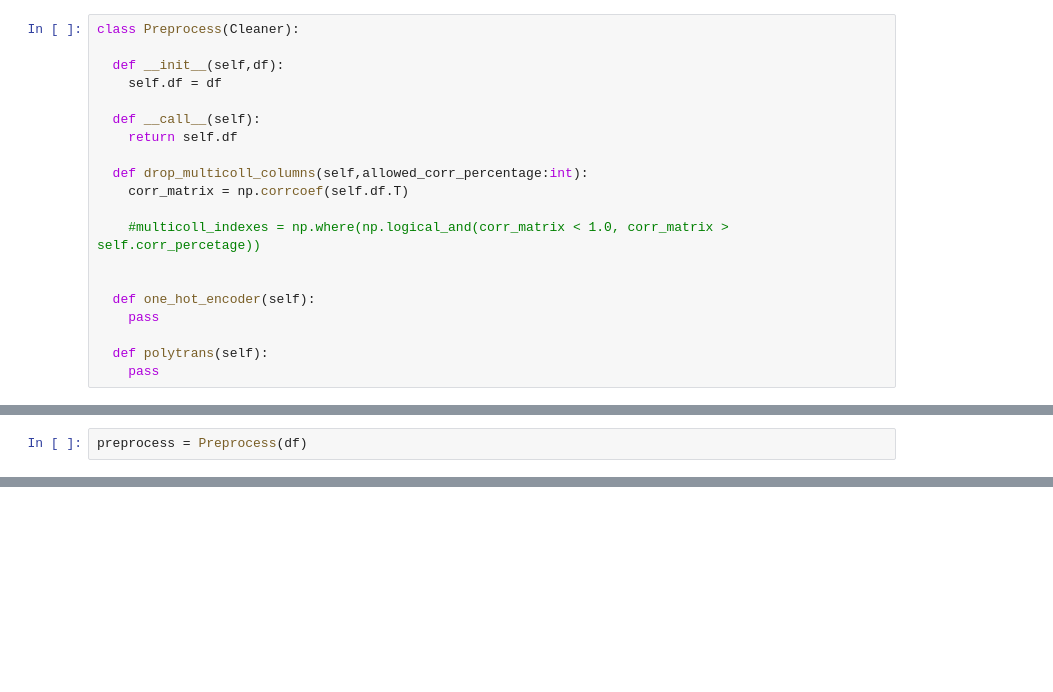
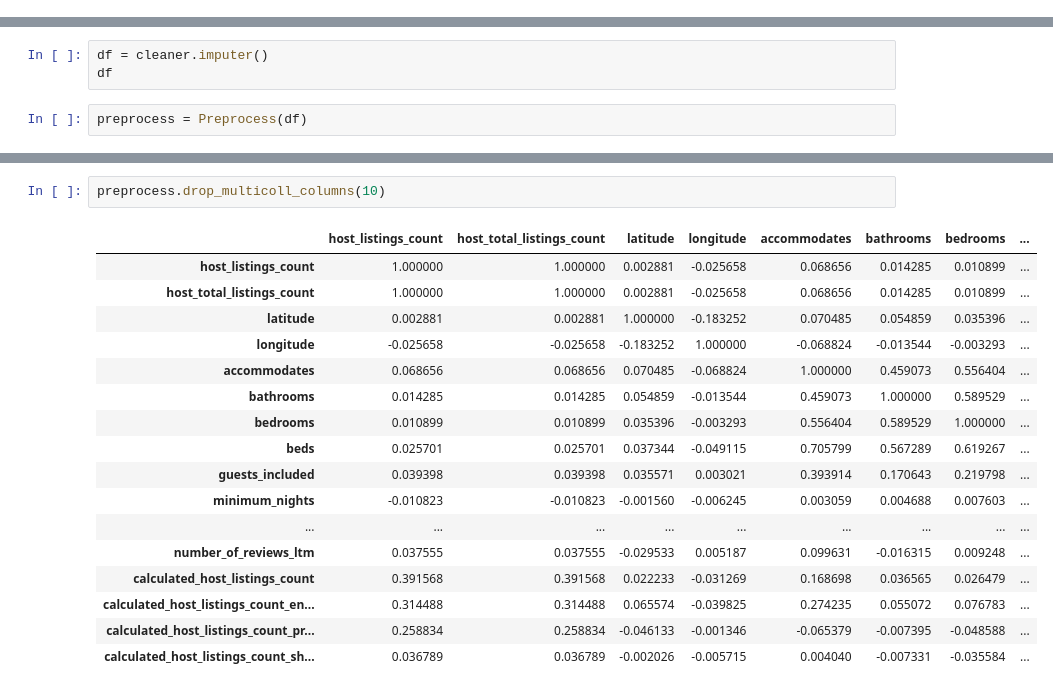
Before and after one commit to nezihaksu/Airbnb_Istanbul, a Jupyter notebook: airbnb_eda.ipynb, the cells around one changed output, grey strips where cells are left out. Saved outputs shown, nothing was run; the diff lists cells and outputs as text; blank space fills up the shorter version.

Commit message:
started preprocess class

```diff
--- a/airbnb_eda.ipynb
+++ b/airbnb_eda.ipynb
@@ -153,23 +156,3 @@ class Cleaner(Explore):
         self.df[column] = simple_imputer.fit_transform(self.df[column].values.reshape(-1,1))
     print(self.df.describe())
     return self.df
-# %%
-class Preprocess(Cleaner):
-
-  def __init__(self,df):
-    self.df = df
-
-  def __call__(self):
-    return self.df
-
-  def drop_multicoll_columns(self,allowed_corr_percentage:int):
-    corr_matrix = np.corrcoef(self.df.T)
-
-    #multicoll_indexes = np.where(np.logical_and(corr_matrix < 1.0, corr_matrix > self.corr_percetage))
-
-
-  def one_hot_encoder(self):
-    pass
-
-  def polytrans(self):
-    pass
@@ -312,5 +219,8 @@ See the caveats in the documentation: https://pandas.pydata.org/pandas-docs/stab
 # %%
 cleaner.drop_special_columns(True)
+# %%
+df = cleaner.imputer()
+df
 # %%
 preprocess = Preprocess(df)
 # %%
@@ -331,0 +242,20 @@ preprocess()
+# %%
+preprocess.drop_multicoll_columns(10)
+# %% [output]
+|  | host_listings_count | host_total_listings_count | latitude | longitude | accommodates | bathrooms | bedrooms | ... |
+| host_listings_count | 1.000000 | 1.000000 | 0.002881 | -0.025658 | 0.068656 | 0.014285 | 0.010899 | ... |
+| host_total_listings_count | 1.000000 | 1.000000 | 0.002881 | -0.025658 | 0.068656 | 0.014285 | 0.010899 | ... |
+| latitude | 0.002881 | 0.002881 | 1.000000 | -0.183252 | 0.070485 | 0.054859 | 0.035396 | ... |
+| longitude | -0.025658 | -0.025658 | -0.183252 | 1.000000 | -0.068824 | -0.013544 | -0.003293 | ... |
+| accommodates | 0.068656 | 0.068656 | 0.070485 | -0.068824 | 1.000000 | 0.459073 | 0.556404 | ... |
+| bathrooms | 0.014285 | 0.014285 | 0.054859 | -0.013544 | 0.459073 | 1.000000 | 0.589529 | ... |
+| bedrooms | 0.010899 | 0.010899 | 0.035396 | -0.003293 | 0.556404 | 0.589529 | 1.000000 | ... |
+| beds | 0.025701 | 0.025701 | 0.037344 | -0.049115 | 0.705799 | 0.567289 | 0.619267 | ... |
+| guests_included | 0.039398 | 0.039398 | 0.035571 | 0.003021 | 0.393914 | 0.170643 | 0.219798 | ... |
+| minimum_nights | -0.010823 | -0.010823 | -0.001560 | -0.006245 | 0.003059 | 0.004688 | 0.007603 | ... |
+| ... | ... | ... | ... | ... | ... | ... | ... | ... |
+| number_of_reviews_ltm | 0.037555 | 0.037555 | -0.029533 | 0.005187 | 0.099631 | -0.016315 | 0.009248 | ... |
+| calculated_host_listings_count | 0.391568 | 0.391568 | 0.022233 | -0.031269 | 0.168698 | 0.036565 | 0.026479 | ... |
+| calculated_host_listings_count_en... | 0.314488 | 0.314488 | 0.065574 | -0.039825 | 0.274235 | 0.055072 | 0.076783 | ... |
+| calculated_host_listings_count_pr... | 0.258834 | 0.258834 | -0.046133 | -0.001346 | -0.065379 | -0.007395 | -0.048588 | ... |
+| calculated_host_listings_count_sh... | 0.036789 | 0.036789 | -0.002026 | -0.005715 | 0.004040 | -0.007331 | -0.035584 | ... |
```
Also changed, not shown: parts of 9 cells of this notebook.
